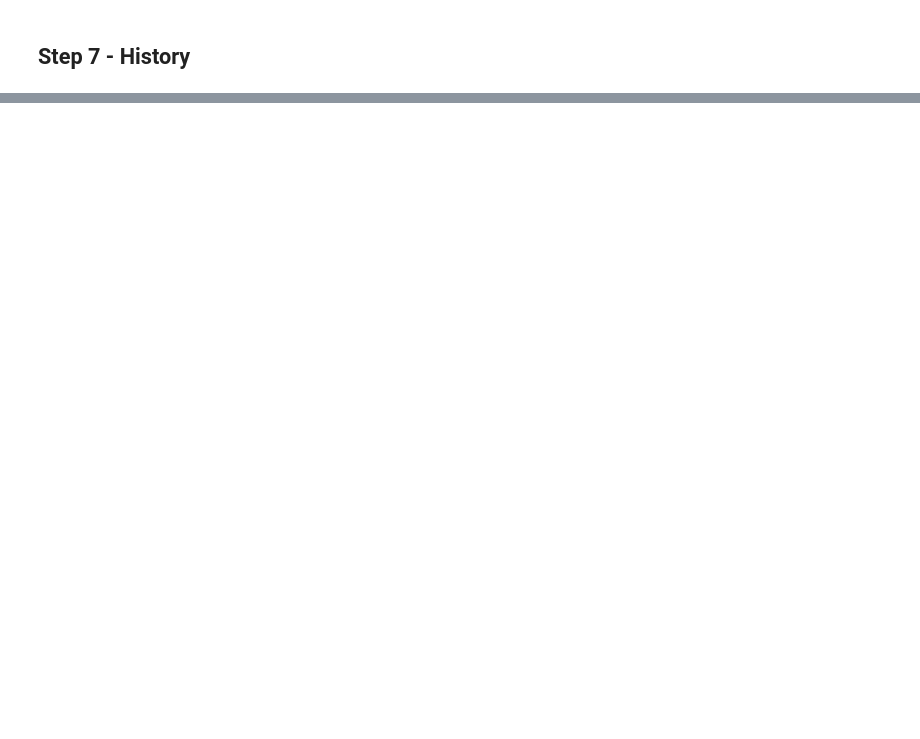
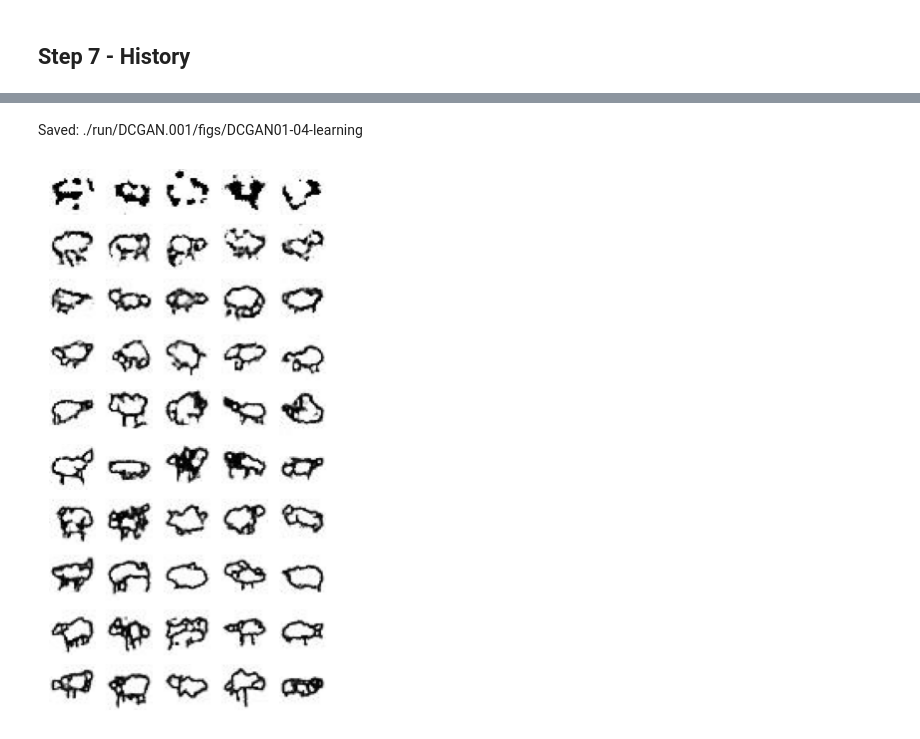
Before and after one commit to chris-collard/fidle, a Jupyter notebook: DCGAN/01-DCGAN-Draw-me-a-sheep.ipynb, the cells around one changed output, grey strips where cells are left out. Drawn from its saved outputs; the diff is of its cells as text; code cells hidden in the pictures; blank space fills up the shorter version.

Commit message:
DCGAN 01 validated on jean zay

```diff
--- a/DCGAN/01-DCGAN-Draw-me-a-sheep.ipynb
+++ b/DCGAN/01-DCGAN-Draw-me-a-sheep.ipynb
@@ -52,8 +65,8 @@ datasets_dir = pwk.init('DCGAN01', run_dir)
 # %%
 latent_dim = 128
 
-scale      = .1
-epochs     = 5
+scale      = 1
+epochs     = 10
 batch_size = 32
 num_img    = 5
 # %% [markdown]
@@ -164,9 +246,12 @@ pwk.plot_history(history,  plot={'loss':['d_loss','g_loss']}, save_as='01-histor
 # %%
 imgs=[]
-for epoch in range(0,epochs,2):
-    for i in range(5):
+for epoch in range(0,epochs,1):
+    for i in range(num_img):
         filename = f'{run_dir}/images/image-{epoch:03d}-{i:02d}.jpg'
         img      = io.imread(filename)
         imgs.append(img)
 
-pwk.plot_images(imgs, None, indices='all', columns=5, x_size=1.5,y_size=1.5, interpolation=None, y_padding=0, spines_alpha=0, save_as='04-learning')
+pwk.plot_images(imgs, None, indices='all', columns=num_img, x_size=1,y_size=1, interpolation=None, y_padding=0, spines_alpha=0, save_as='04-learning')
+# %% [output]
+Saved: ./run/DCGAN.001/figs/DCGAN01-04-learning
+[figure, added]
```
Also changed, not shown: parts of 9 cells of this notebook, 1 other file.
